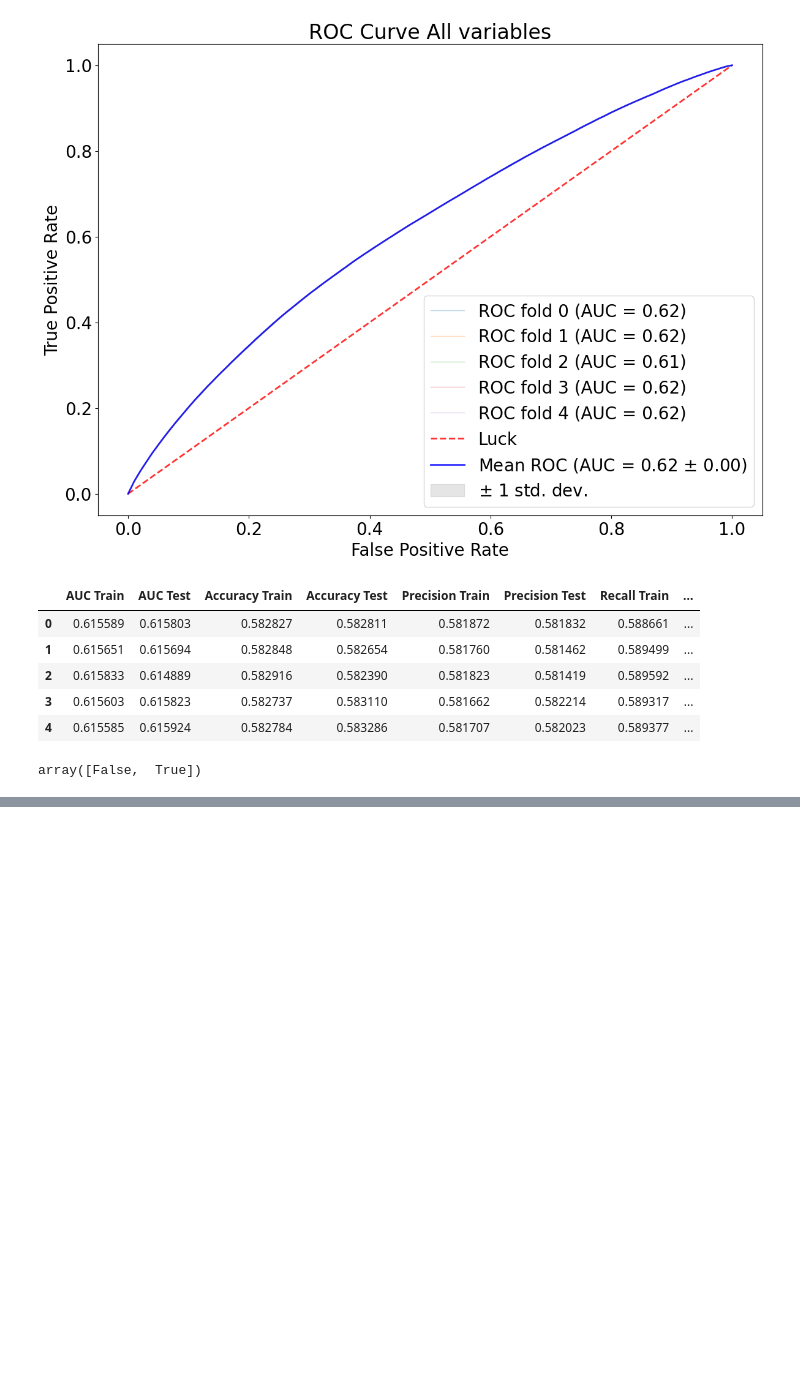
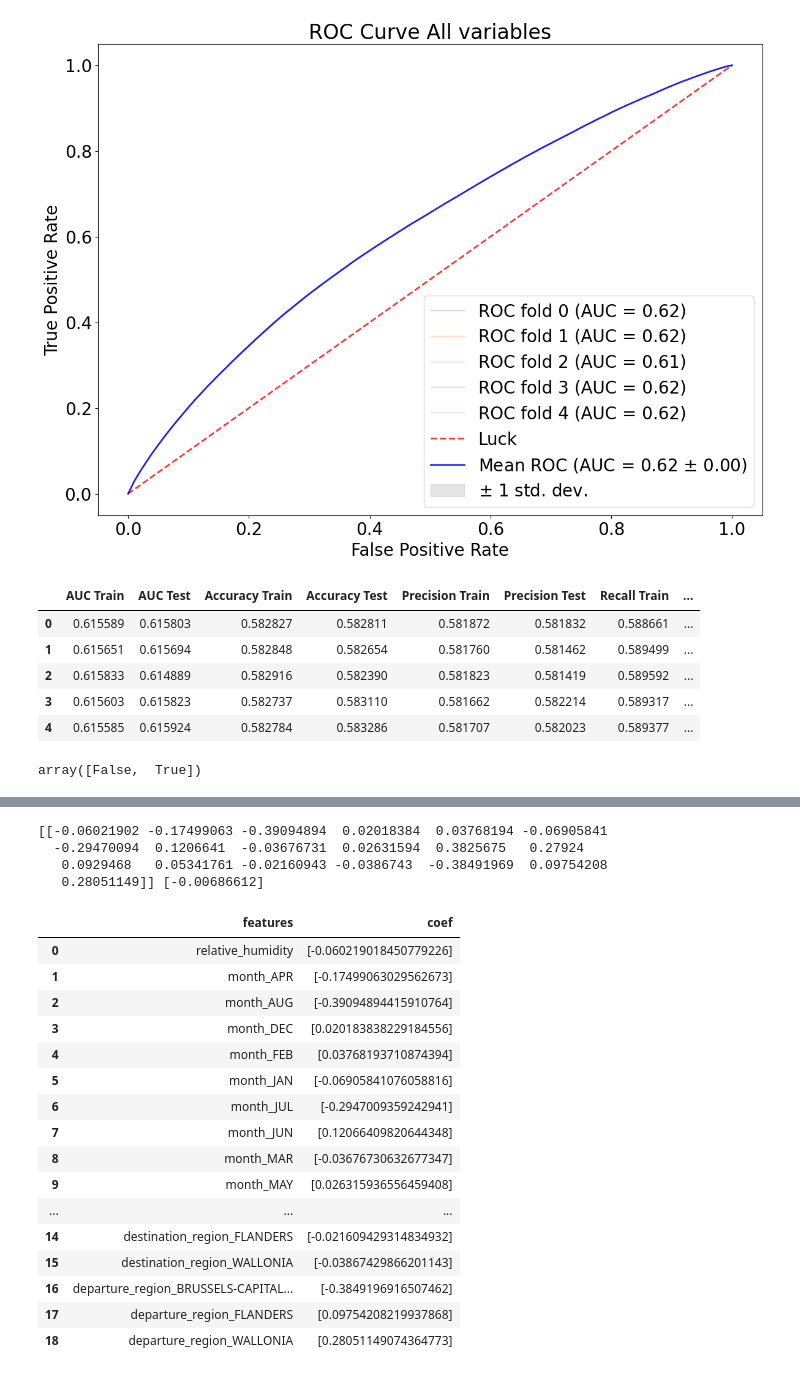
Before and after one commit to ilse-espino/train_delays_belgium, a Jupyter notebook: logistic_regression_model.ipynb, the cells around one changed output, grey strips where cells are left out. Cells and saved outputs as stored; diff of their text form; code cells hidden in the pictures; blank space fills up the shorter version.

```diff
--- a/logistic_regression_model.ipynb
+++ b/logistic_regression_model.ipynb
@@ -128,3 +143,19 @@ for (train, test), i in zip(cv.split(X_train, y_train), range(5)):
+# %%
+# change solver to newton-cholesky
+clf_3 = LogisticRegression(solver='newton-cholesky', random_state=0)
+# %%
+cv = StratifiedKFold(n_splits=5, random_state=123, shuffle=True)
+results = pd.DataFrame(columns=['training_score', 'test_score'])
+fprs, tprs, scores = [], [], []
+
+for (train, test), i in zip(cv.split(X_train, y_train), range(5)):
+    clf_3.fit(X_train.iloc[train], y_train.iloc[train])
+    _, _, auc_score_train, accuracy_train, precision_train, recall_train = compute_roc_auc(train)
+    fpr, tpr, auc_score, accuracy, precision, recall = compute_roc_auc(test)
+    scores.append((auc_score_train, auc_score, accuracy_train, accuracy
+                   ,precision_train, precision, recall_train, recall))
+    fprs.append(fpr)
+    tprs.append(tpr)
 # %%
 plot_roc_curve(fprs, tprs);
 pd.DataFrame(scores, columns=['AUC Train', 'AUC Test'
@@ -148,13 +179,15 @@ X_train_fs = X_train[['relative_humidity',
        'destination_region_FLANDERS', 'destination_region_WALLONIA',
        'departure_region_BRUSSELS-CAPITAL REGION', 'departure_region_FLANDERS',
        'departure_region_WALLONIA']]
+# %%
+clf_fs = LogisticRegression(solver='liblinear', random_state=0)
 # %%
 cv = StratifiedKFold(n_splits=5, random_state=123, shuffle=True)
 results = pd.DataFrame(columns=['training_score', 'test_score'])
 fprs, tprs, scores = [], [], []
 
-for (train, test), i in zip(cv.split(X_train, y_train), range(5)):
-    clf.fit(X_train.iloc[train], y_train.iloc[train])
+for (train, test), i in zip(cv.split(X_train_fs, y_train), range(5)):
+    clf_fs.fit(X_train_fs.iloc[train], y_train.iloc[train])
     _, _, auc_score_train, accuracy_train, precision_train, recall_train = compute_roc_auc(train)
     fpr, tpr, auc_score, accuracy, precision, recall = compute_roc_auc(test)
     scores.append((auc_score_train, auc_score, accuracy_train, accuracy
@@ -177,0 +211,27 @@ pd.DataFrame(scores, columns=['AUC Train', 'AUC Test'
+# %%
+print(clf_fs.coef_, clf_fs.intercept_)
+# %% [output]
+[[-0.06021902 -0.17499063 -0.39094894  0.02018384  0.03768194 -0.06905841
+  -0.29470094  0.1206641  -0.03676731  0.02631594  0.3825675   0.27924
+   0.0929468   0.05341761 -0.02160943 -0.0386743  -0.38491969  0.09754208
+   0.28051149]] [-0.00686612]
+# %%
+pd.DataFrame(zip(X_train_fs.columns, np.transpose(clf_fs.coef_)), columns=['features', 'coef'])
+# %% [output]
+|  | features | coef |
+| 0 | relative_humidity | [-0.060219018450779226] |
+| 1 | month_APR | [-0.17499063029562673] |
+| 2 | month_AUG | [-0.39094894415910764] |
+| 3 | month_DEC | [0.020183838229184556] |
+| 4 | month_FEB | [0.03768193710874394] |
+| 5 | month_JAN | [-0.06905841076058816] |
+| 6 | month_JUL | [-0.2947009359242941] |
+| 7 | month_JUN | [0.12066409820644348] |
+| 8 | month_MAR | [-0.03676730632677347] |
+| 9 | month_MAY | [0.026315936556459408] |
+| ... | ... | ... |
+| 14 | destination_region_FLANDERS | [-0.021609429314834932] |
+| 15 | destination_region_WALLONIA | [-0.03867429866201143] |
+| 16 | departure_region_BRUSSELS-CAPITAL... | [-0.3849196916507462] |
+| 17 | departure_region_FLANDERS | [0.09754208219937868] |
+| 18 | departure_region_WALLONIA | [0.28051149074364773] |
```
Also changed, not shown: parts of 5 cells of this notebook.
